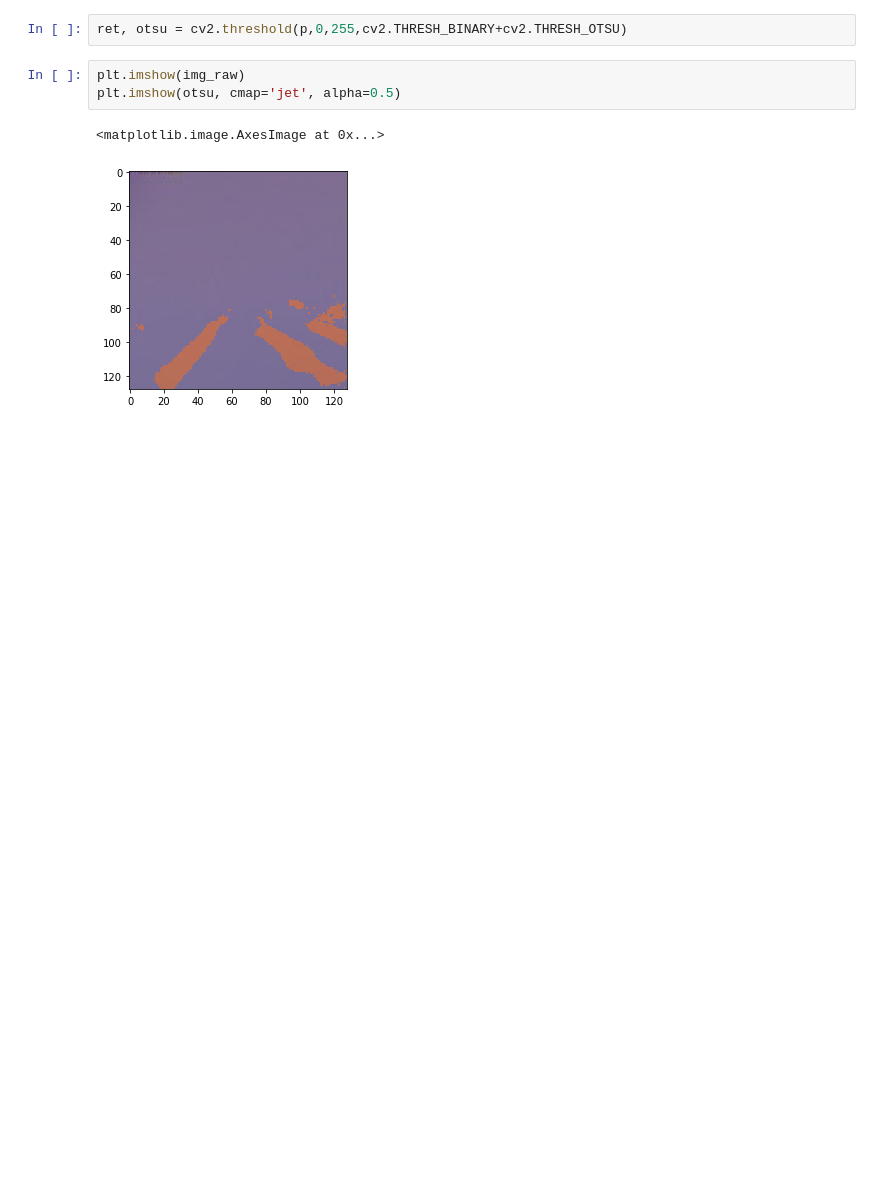
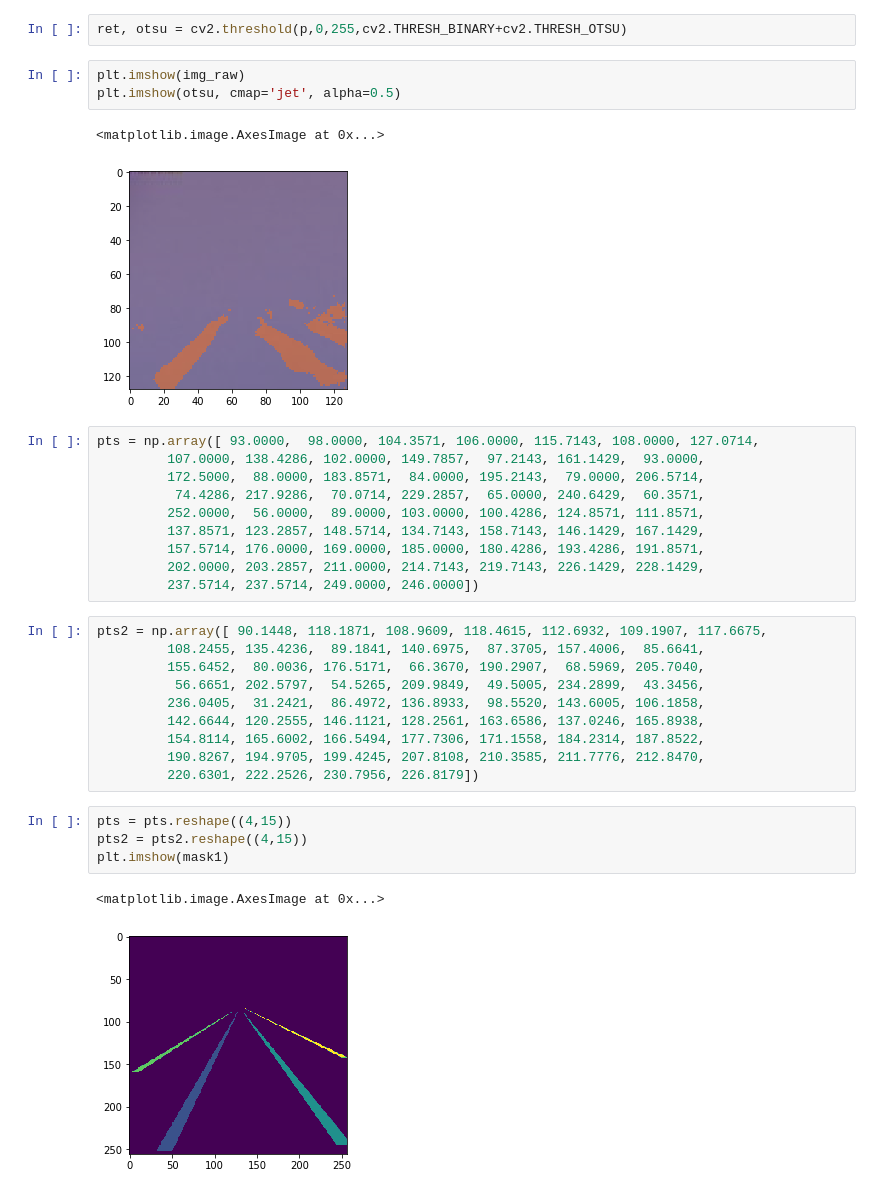
Before and after one commit to anudeepsekhar/Lane-Detection-Pytorch, a Jupyter notebook: scripts/LaneDetection.ipynb, the cells around one changed output. Saved outputs shown, nothing was run; the diff lists cells and outputs as text; blank space fills up the shorter version.

```diff
--- a/scripts/LaneDetection.ipynb
+++ b/scripts/LaneDetection.ipynb
@@ -120,3 +111,30 @@ plt.imshow(otsu, cmap='jet', alpha=0.5)
 # %% [output]
 <matplotlib.image.AxesImage at 0x...>
 [figure]
+# %%
+pts = np.array([ 93.0000,  98.0000, 104.3571, 106.0000, 115.7143, 108.0000, 127.0714,
+         107.0000, 138.4286, 102.0000, 149.7857,  97.2143, 161.1429,  93.0000,
+         172.5000,  88.0000, 183.8571,  84.0000, 195.2143,  79.0000, 206.5714,
+          74.4286, 217.9286,  70.0714, 229.2857,  65.0000, 240.6429,  60.3571,
+         252.0000,  56.0000,  89.0000, 103.0000, 100.4286, 124.8571, 111.8571,
+         137.8571, 123.2857, 148.5714, 134.7143, 158.7143, 146.1429, 167.1429,
+         157.5714, 176.0000, 169.0000, 185.0000, 180.4286, 193.4286, 191.8571,
+         202.0000, 203.2857, 211.0000, 214.7143, 219.7143, 226.1429, 228.1429,
+         237.5714, 237.5714, 249.0000, 246.0000])
+# %%
+pts2 = np.array([ 90.1448, 118.1871, 108.9609, 118.4615, 112.6932, 109.1907, 117.6675,
+         108.2455, 135.4236,  89.1841, 140.6975,  87.3705, 157.4006,  85.6641,
+         155.6452,  80.0036, 176.5171,  66.3670, 190.2907,  68.5969, 205.7040,
+          56.6651, 202.5797,  54.5265, 209.9849,  49.5005, 234.2899,  43.3456,
+         236.0405,  31.2421,  86.4972, 136.8933,  98.5520, 143.6005, 106.1858,
+         142.6644, 120.2555, 146.1121, 128.2561, 163.6586, 137.0246, 165.8938,
+         154.8114, 165.6002, 166.5494, 177.7306, 171.1558, 184.2314, 187.8522,
+         190.8267, 194.9705, 199.4245, 207.8108, 210.3585, 211.7776, 212.8470,
+         220.6301, 222.2526, 230.7956, 226.8179])
+# %%
+pts = pts.reshape((4,15))
+pts2 = pts2.reshape((4,15))
+plt.imshow(mask1)
+# %% [output]
+<matplotlib.image.AxesImage at 0x...>
+[figure, added]
```
Also changed, not shown: parts of 19 cells of this notebook, 7 other files.
